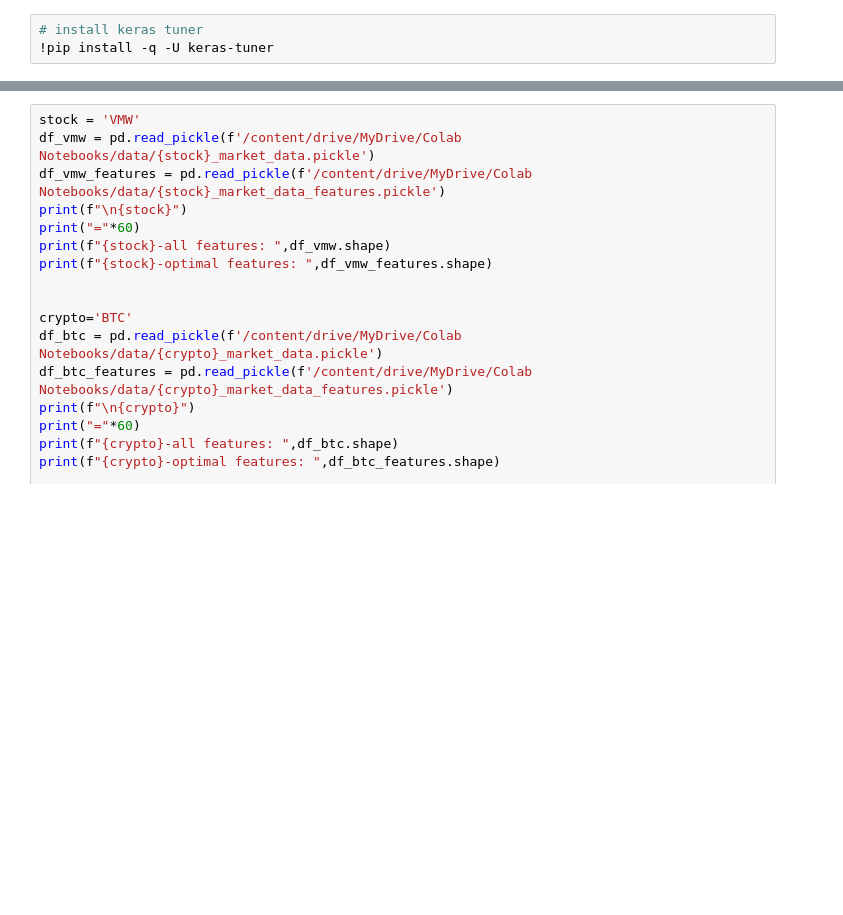
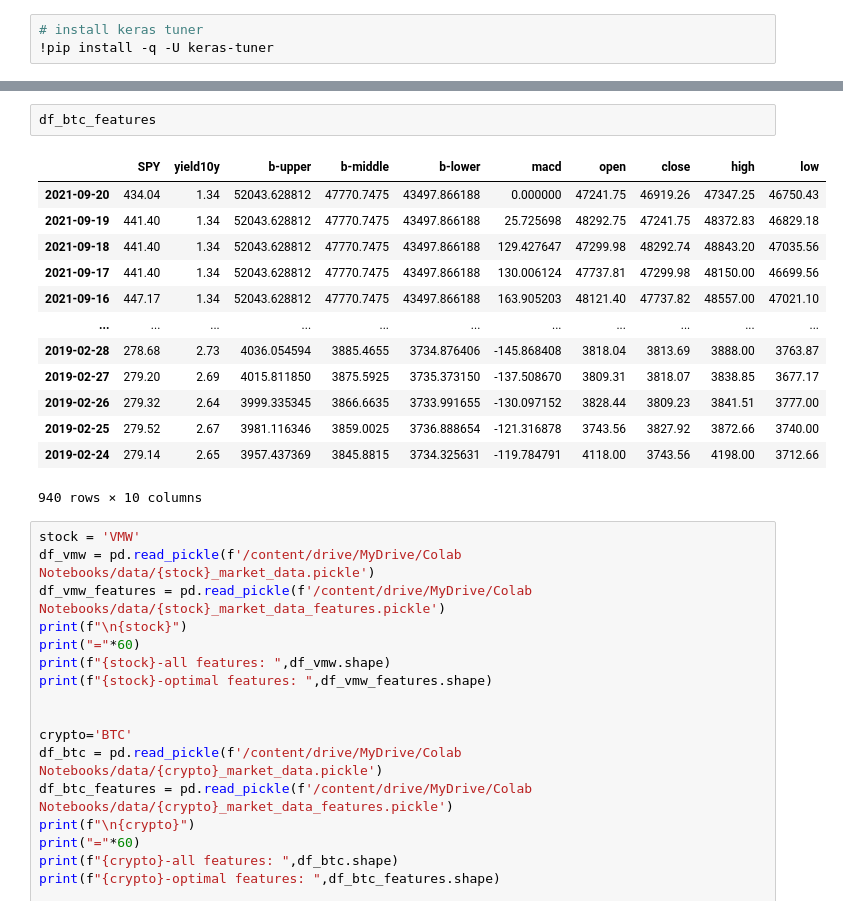
Before and after one commit to kconstable/market_predictions, a Jupyter notebook: data_preprocessing.ipynb, the cells around one changed output, grey strips where cells are left out. Cells and saved outputs as stored; diff of their text form; blank space fills up the shorter version.

```diff
--- a/data_preprocessing.ipynb
+++ b/data_preprocessing.ipynb
@@ -78,3 +82,19 @@ Drive already mounted at /content/drive; to attempt to forcibly remount, call dr
+# %%
+df_btc_features
+# %% [output]
+|  | SPY | yield10y | b-upper | b-middle | b-lower | macd | open | close | high | low |
+| 2021-09-20 | 434.04 | 1.34 | 52043.628812 | 47770.7475 | 43497.866188 | 0.000000 | 47241.75 | 46919.26 | 47347.25 | 46750.43 |
+| 2021-09-19 | 441.40 | 1.34 | 52043.628812 | 47770.7475 | 43497.866188 | 25.725698 | 48292.75 | 47241.75 | 48372.83 | 46829.18 |
+| 2021-09-18 | 441.40 | 1.34 | 52043.628812 | 47770.7475 | 43497.866188 | 129.427647 | 47299.98 | 48292.74 | 48843.20 | 47035.56 |
+| 2021-09-17 | 441.40 | 1.34 | 52043.628812 | 47770.7475 | 43497.866188 | 130.006124 | 47737.81 | 47299.98 | 48150.00 | 46699.56 |
+| 2021-09-16 | 447.17 | 1.34 | 52043.628812 | 47770.7475 | 43497.866188 | 163.905203 | 48121.40 | 47737.82 | 48557.00 | 47021.10 |
+| ... | ... | ... | ... | ... | ... | ... | ... | ... | ... | ... |
+| 2019-02-28 | 278.68 | 2.73 | 4036.054594 | 3885.4655 | 3734.876406 | -145.868408 | 3818.04 | 3813.69 | 3888.00 | 3763.87 |
+| 2019-02-27 | 279.20 | 2.69 | 4015.811850 | 3875.5925 | 3735.373150 | -137.508670 | 3809.31 | 3818.07 | 3838.85 | 3677.17 |
+| 2019-02-26 | 279.32 | 2.64 | 3999.335345 | 3866.6635 | 3733.991655 | -130.097152 | 3828.44 | 3809.23 | 3841.51 | 3777.00 |
+| 2019-02-25 | 279.52 | 2.67 | 3981.116346 | 3859.0025 | 3736.888654 | -121.316878 | 3743.56 | 3827.92 | 3872.66 | 3740.00 |
+| 2019-02-24 | 279.14 | 2.65 | 3957.437369 | 3845.8815 | 3734.325631 | -119.784791 | 4118.00 | 3743.56 | 4198.00 | 3712.66 |
+940 rows × 10 columns
 # %%
 stock = 'VMW'
 df_vmw = pd.read_pickle(f'/content/drive/MyDrive/Colab Notebooks/data/{stock}_market_data.pickle')
```
Also changed, not shown: parts of 38 cells of this notebook.
